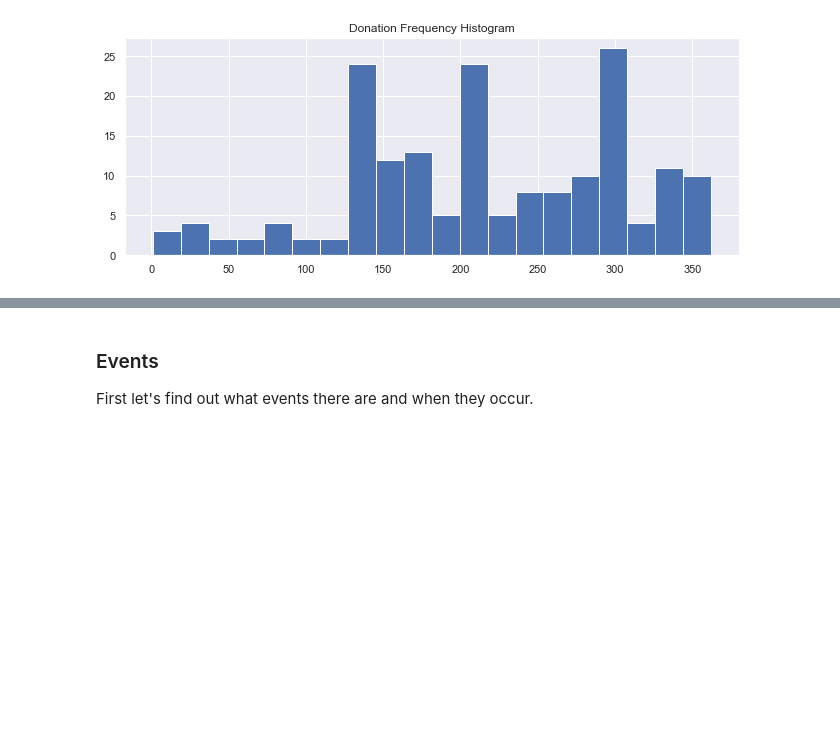
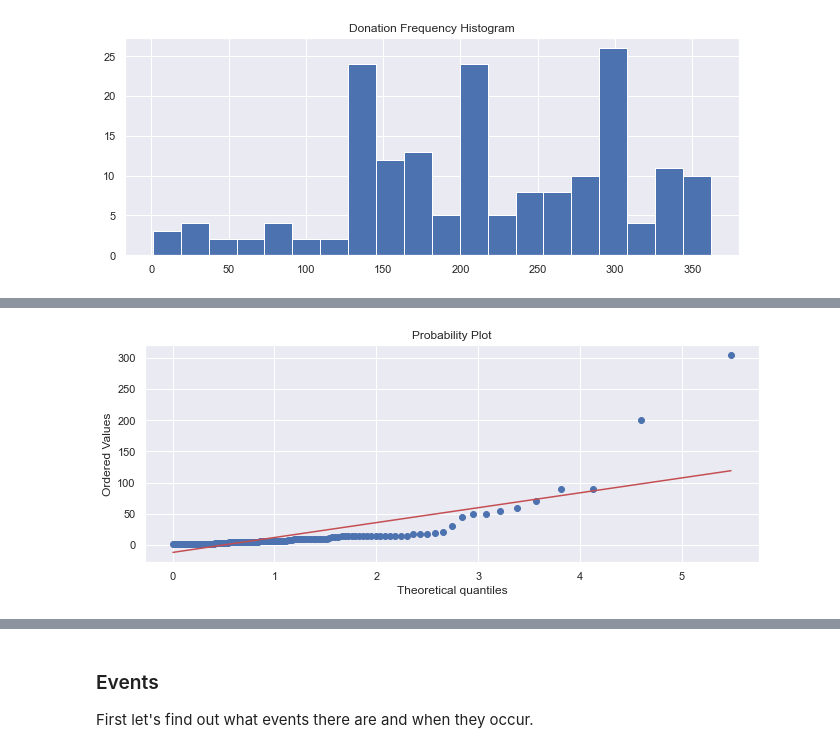
Before and after one commit to jireland88/Data_Science_in_Pro_Bono_Consulting, a Jupyter notebook: Donation Analysis.ipynb, the cells around one changed output, grey strips where cells are left out. Drawn from its saved outputs; the diff is of its cells as text; code cells hidden in the pictures; blank space fills up the shorter version.

```diff
--- a/Donation Analysis.ipynb
+++ b/Donation Analysis.ipynb
@@ -118,0 +135,8 @@ Text(0.5, 1.0, 'Amounts Histogram (Legacy Donations and >= 50 Removed)')
+# %%
+import scipy.stats as stats
+
+amounts_non_legacy = donor_data[donor_data["type"] != "Legacy"]["amount"]
+
+plot = stats.probplot(amounts_non_legacy, dist=stats.expon, plot=plt)
+# %% [output]
+[figure, added]
```
Also changed, not shown: parts of 13 cells of this notebook.
